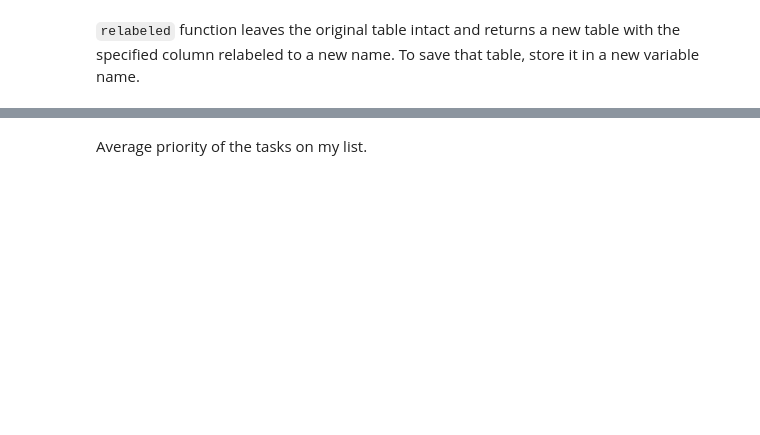
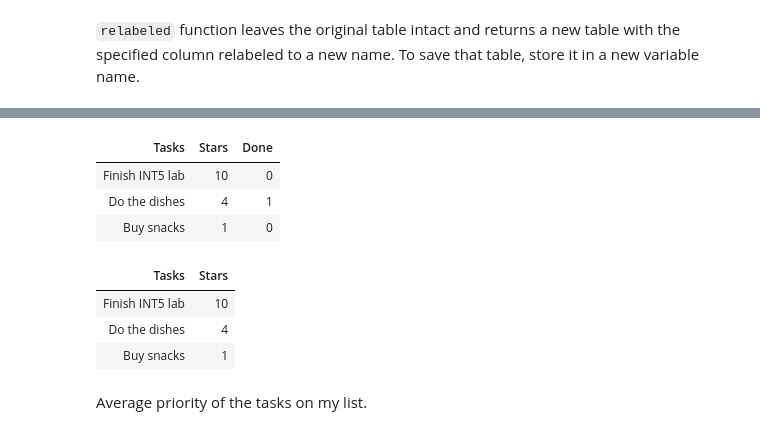
Before and after one commit to ucsb-int5/int5-f19-notebooks, a Jupyter notebook: demo/lec07-blank.ipynb, the cells around one changed output, grey strips where cells are left out. Saved outputs shown, nothing was run; the diff lists cells and outputs as text; code cells hidden in the pictures; blank space fills up the shorter version.

```diff
--- a/demo/lec07-blank.ipynb
+++ b/demo/lec07-blank.ipynb
@@ -114,10 +205,20 @@ todo_all.labels
 # %%
-todo = ...
+todo = todo_all.relabeled('Priority', 'Stars')
 todo
+# %% [output]
+| Tasks | Stars | Done |
+| Finish INT5 lab | 10 | 0 |
+| Do the dishes | 4 | 1 |
+| Buy snacks | 1 | 0 |
 # %%
-task_stars = todo.select("Task")  # what happens if you mispsell the column name?
+task_stars = todo.select("Tasks")  # what happens if you mispsell the column name?
 task_stars = todo.select("Tasks", "Stars")
 task_stars
+# %% [output]
+| Tasks | Stars |
+| Finish INT5 lab | 10 |
+| Do the dishes | 4 |
+| Buy snacks | 1 |
 # %% [markdown]
 Average priority of the tasks on my list.
 # %%
```
Also changed, not shown: parts of 47 cells of this notebook.
